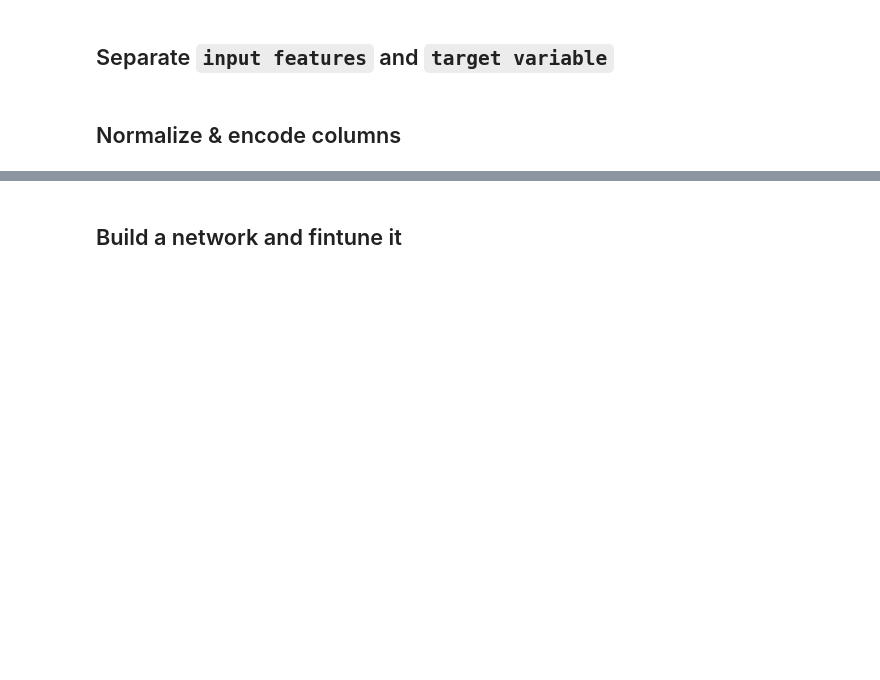
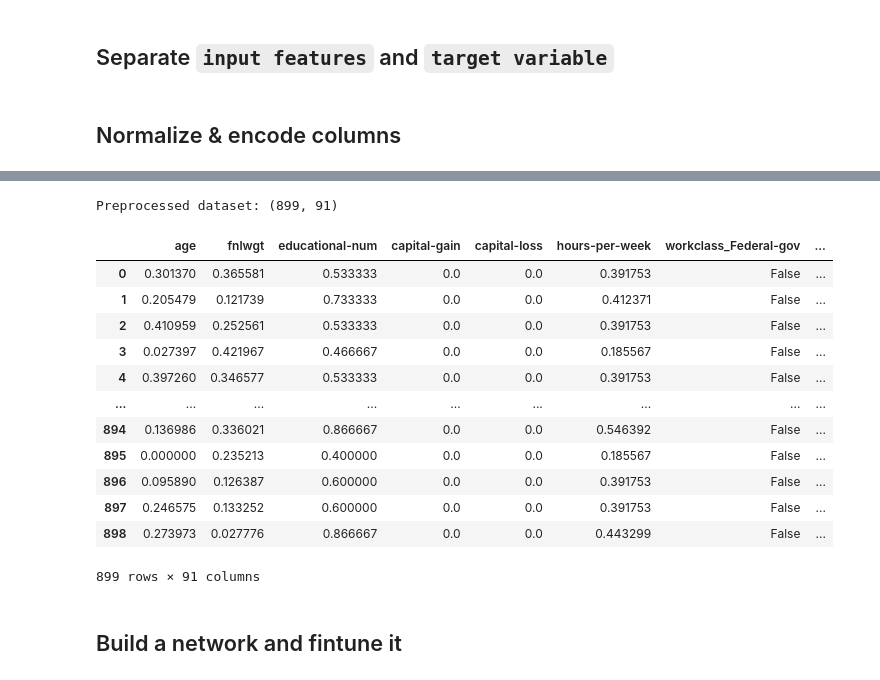
Before and after one commit to WedFarran/income_dataset_task, a Jupyter notebook: ProjectDeepL.ipynb, the cells around one changed output, grey strips where cells are left out. Drawn from its saved outputs; the diff is of its cells as text; code cells hidden in the pictures; blank space fills up the shorter version.

```diff
--- a/ProjectDeepL.ipynb
+++ b/ProjectDeepL.ipynb
@@ -218,3 +245,33 @@ Preprocessed dataset: (21026, 104)
+# %%
+# test dataset
+test_data.drop(columns='fnlwgt')
+# Identify numerical and categorical columns
+numerical_cols = test_data.select_dtypes(include='number').columns
+categorical_cols = test_data.select_dtypes(include='object').columns
+
+# Normalize numerical columns
+scaler = MinMaxScaler()
+test_data[numerical_cols] = scaler.fit_transform(test_data[numerical_cols])
+
+# encode categorical columns
+test_data = pd.get_dummies(test_data, columns=categorical_cols)
+print("Preprocessed dataset:", test_data.shape)
+test_data
+# %% [output]
+Preprocessed dataset: (899, 91)
+|  | age | fnlwgt | educational-num | capital-gain | capital-loss | hours-per-week | workclass_Federal-gov | ... |
+| 0 | 0.301370 | 0.365581 | 0.533333 | 0.0 | 0.0 | 0.391753 | False | ... |
+| 1 | 0.205479 | 0.121739 | 0.733333 | 0.0 | 0.0 | 0.412371 | False | ... |
+| 2 | 0.410959 | 0.252561 | 0.533333 | 0.0 | 0.0 | 0.391753 | False | ... |
+| 3 | 0.027397 | 0.421967 | 0.466667 | 0.0 | 0.0 | 0.185567 | False | ... |
+| 4 | 0.397260 | 0.346577 | 0.533333 | 0.0 | 0.0 | 0.391753 | False | ... |
+| ... | ... | ... | ... | ... | ... | ... | ... | ... |
+| 894 | 0.136986 | 0.336021 | 0.866667 | 0.0 | 0.0 | 0.546392 | False | ... |
+| 895 | 0.000000 | 0.235213 | 0.400000 | 0.0 | 0.0 | 0.185567 | False | ... |
+| 896 | 0.095890 | 0.126387 | 0.600000 | 0.0 | 0.0 | 0.391753 | False | ... |
+| 897 | 0.246575 | 0.133252 | 0.600000 | 0.0 | 0.0 | 0.391753 | False | ... |
+| 898 | 0.273973 | 0.027776 | 0.866667 | 0.0 | 0.0 | 0.443299 | False | ... |
+899 rows × 91 columns
 # %% [markdown]
 ## Build a network and fintune it
 # %% [markdown]
```
Also changed, not shown: parts of 6 cells of this notebook.
